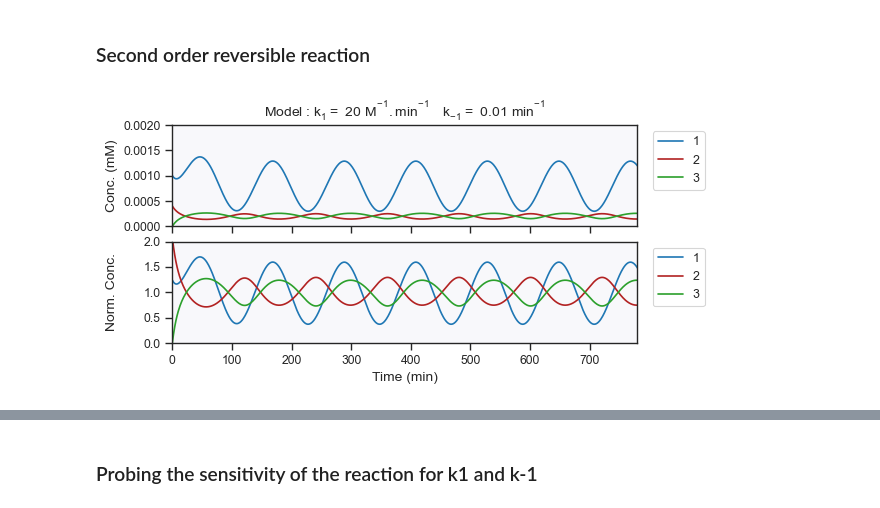
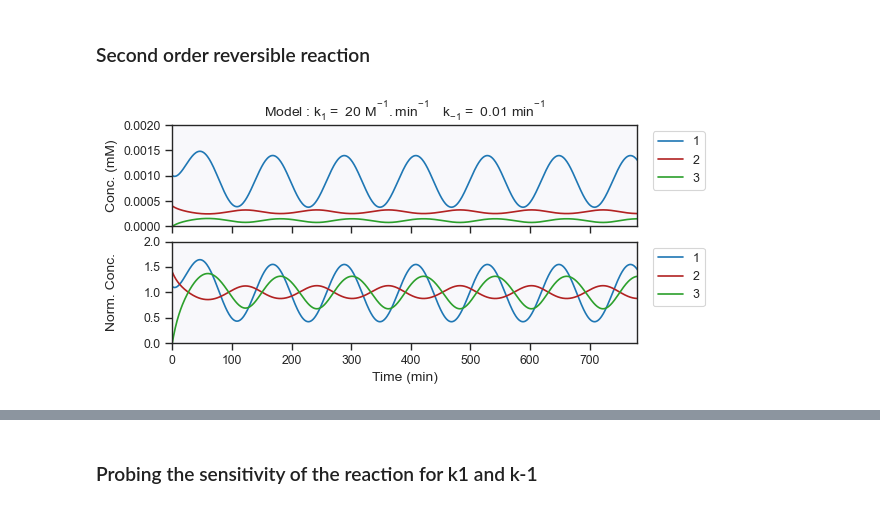
Before and after one commit to S2MOs/Oscillocat, a Jupyter notebook: Figure2/Figure2_Model.ipynb, the cells around one changed output, grey strips where cells are left out. Cells and saved outputs as stored; diff of their text form; code cells hidden in the pictures.

```diff
--- a/Figure2/Figure2_Model.ipynb
+++ b/Figure2/Figure2_Model.ipynb
@@ -181,8 +188,8 @@ eq_time = 3 * TAU  # The CSTR should be equilibrated at ~4-5x the residence time
 # One step reaction : A + B --> C
 # With fixed k1/km1
 
-k1 = 50  # M-1 min-1
-km1 = 0.0005  # min-1
+k1 = 20  # M-1 min-1
+km1 = 0.01  # min-1
 
 t = np.linspace(0, 1000, 1001)
 x0 = 0.001, 0.0004, 0  # initial conditions
@@ -207,31 +214,31 @@ sns.lineplot(x=t, y=sol[:, 2], ax=ax[0], c="tab:green", label="3")
 ax[0].set_ylim(0, 0.002)
 ax[1].set_ylim(0, 2)
 ax[0].set_xlim(0, 780)
 ax[1].set_xlim(0, 780)
 
 
 ax[0].set_ylabel("Conc. (mM)", fontsize=10)
 ax[1].set_ylabel("Norm. Conc.", fontsize=10)
 ax[0].set_xlabel("")
 ax[1].set_xlabel("Time (min)", fontsize=10)
 
 ax[0].set_xticklabels("")
 fig.align_ylabels(ax[:])
 
 ax[0].legend(bbox_to_anchor=(1.02, 1.0), loc="upper left", fontsize=9)
 ax[1].legend(bbox_to_anchor=(1.02, 1.0), loc="upper left", fontsize=9)
 
 ax[0].set_facecolor("#F8F8FB")
 ax[1].set_facecolor("#F8F8FB")
 
 ax[0].set_title(
     r"Model : $k_{1} =\ 20 \ M^{-1}.min^{-1} \quad k_{-1} =\ 0.01 \ min^{-1}$",
     fontsize=10,
 )
 
 plt.subplots_adjust(
     left=None, bottom=None, right=None, top=1.2, wspace=None, hspace=0.15
 )
 # plt.savefig('Figure1_model.svg', format='svg', bbox_inches='tight', dpi=600)
 # %% [output]
-[figure, old version]
+[figure, new version]
```
Also changed, not shown: parts of 8 cells of this notebook, 12 other files.
